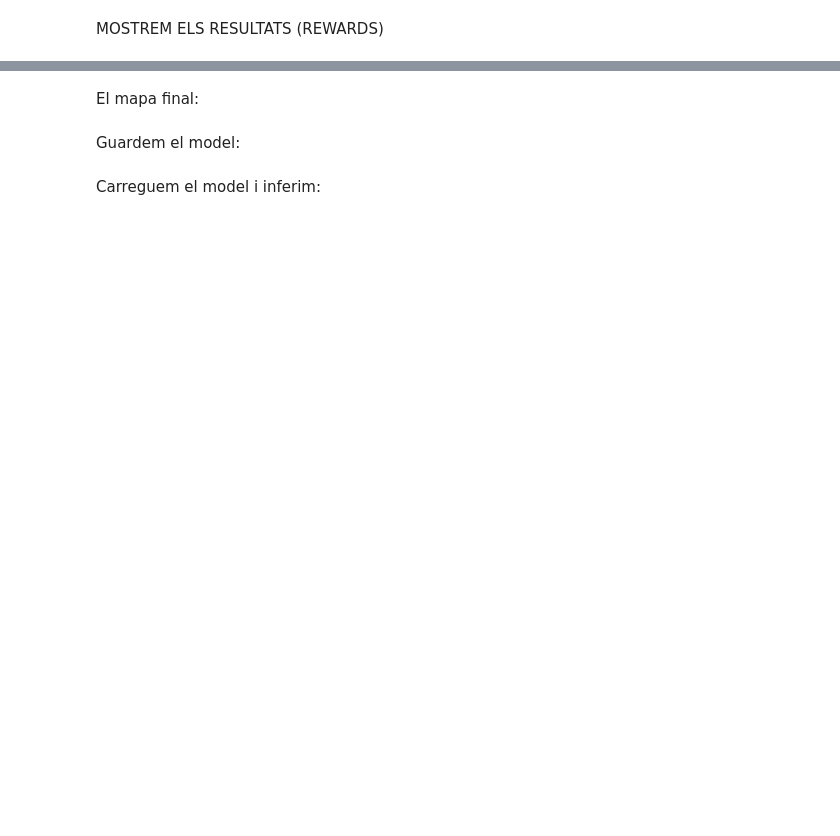
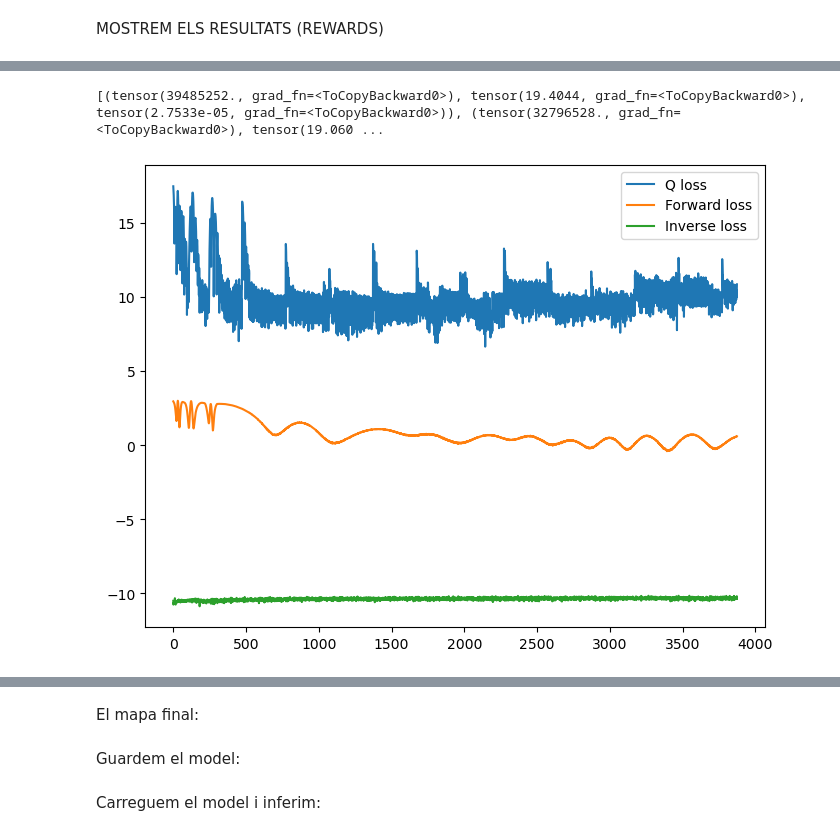
Before and after one commit to BilalAabkari/TFG-snowman, a Jupyter notebook: main.ipynb, the cells around one changed output, grey strips where cells are left out. Cells and saved outputs as stored; diff of their text form; code cells hidden in the pictures; blank space fills up the shorter version.

```diff
--- a/main.ipynb
+++ b/main.ipynb
@@ -265,3 +261,16 @@ plt.show()
+# %%
+print(intrinsic_rewards)
+with torch.no_grad():
+    losses_ = np.array(intrinsic_rewards)
+    plt.figure(figsize=(8,6))
+    plt.plot(np.log(losses_[:,0]),label='Q loss')
+    plt.plot(np.log(losses_[:,1]),label='Forward loss')
+    plt.plot(np.log(losses_[:,2]),label='Inverse loss')
+    plt.legend()
+    plt.show()
+# %% [output]
+[(tensor(39485252., grad_fn=<ToCopyBackward0>), tensor(19.4044, grad_fn=<ToCopyBackward0>), tensor(2.7533e-05, grad_fn=<ToCopyBackward0>)), (tensor(32796528., grad_fn=<ToCopyBackward0>), tensor(19.060 ...
+[figure, added]
 # %%
 plt.figure(figsize=(8, 4))
 plt.plot(rewards_per_jugada)
```
Also changed, not shown: parts of 9 cells of this notebook, 3 other files.
